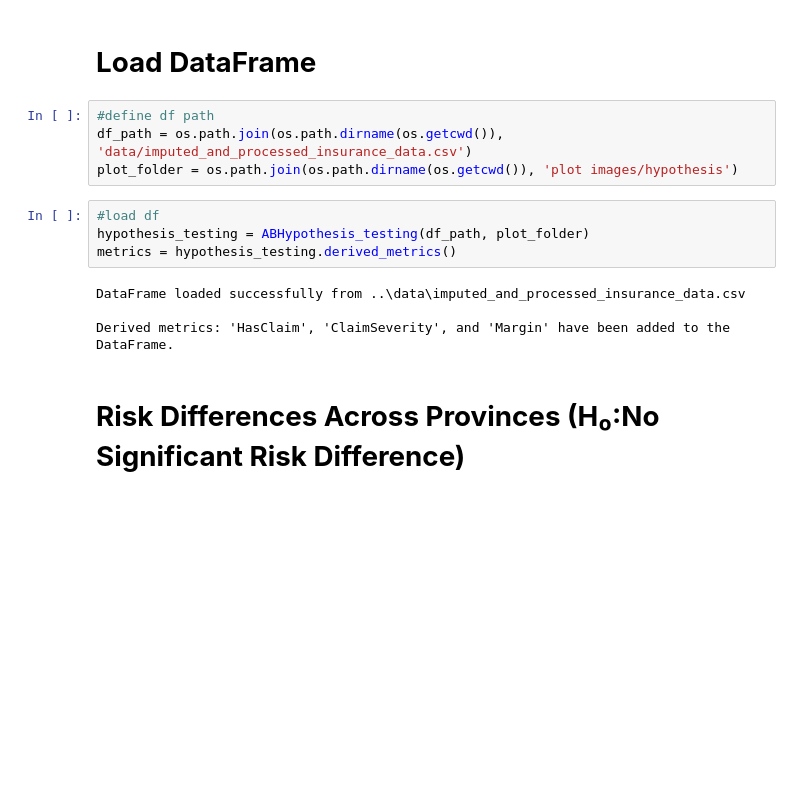
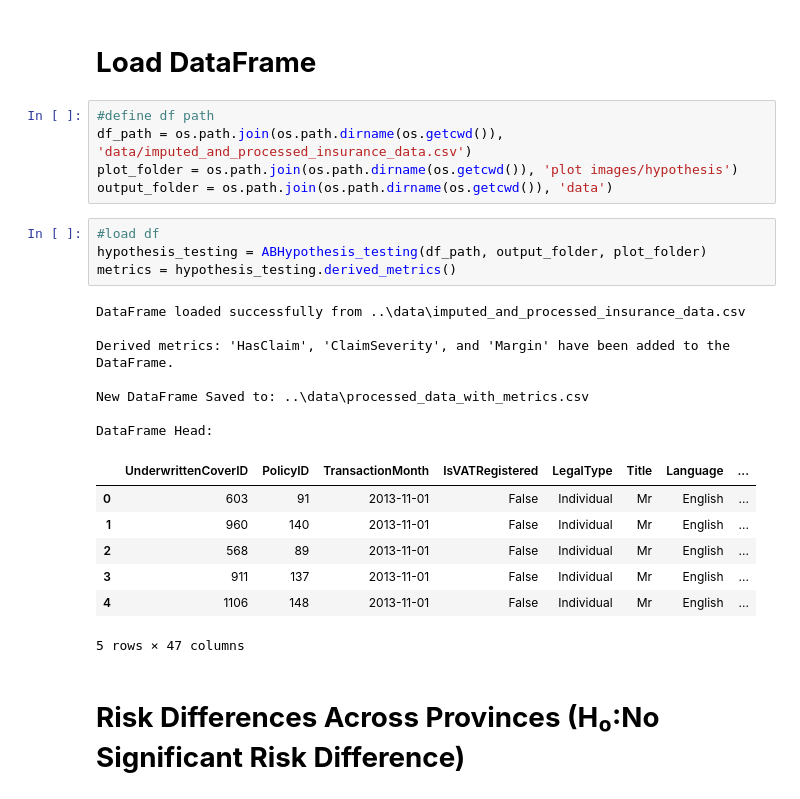
Before and after one commit to nuhaminae/End-to-End-Insurance-Risk-Analytics-and-Predictive-Modeling, a Jupyter notebook: notebooks/03_HypothesisTesting.ipynb, the cells around one changed output. Drawn from its saved outputs; the diff is of its cells as text; blank space fills up the shorter version.

Commit message:
update: hypothesis testing notebook

```diff
--- a/notebooks/03_HypothesisTesting.ipynb
+++ b/notebooks/03_HypothesisTesting.ipynb
@@ -15,14 +15,26 @@ from scripts.ABHypothesisTest import ABHypothesis_testing
 #define df path
 df_path = os.path.join(os.path.dirname(os.getcwd()), 'data/imputed_and_processed_insurance_data.csv')
 plot_folder = os.path.join(os.path.dirname(os.getcwd()), 'plot images/hypothesis')
+output_folder = os.path.join(os.path.dirname(os.getcwd()), 'data')
 # %%
 #load df
-hypothesis_testing = ABHypothesis_testing(df_path, plot_folder)
+hypothesis_testing = ABHypothesis_testing(df_path, output_folder, plot_folder)
 metrics = hypothesis_testing.derived_metrics()
 # %% [output]
 DataFrame loaded successfully from ..\data\imputed_and_processed_insurance_data.csv
 
 Derived metrics: 'HasClaim', 'ClaimSeverity', and 'Margin' have been added to the DataFrame.
+
+New DataFrame Saved to: ..\data\processed_data_with_metrics.csv
+
+DataFrame Head:
+|  | UnderwrittenCoverID | PolicyID | TransactionMonth | IsVATRegistered | LegalType | Title | Language | ... |
+| 0 | 603 | 91 | 2013-11-01 | False | Individual | Mr | English | ... |
+| 1 | 960 | 140 | 2013-11-01 | False | Individual | Mr | English | ... |
+| 2 | 568 | 89 | 2013-11-01 | False | Individual | Mr | English | ... |
+| 3 | 911 | 137 | 2013-11-01 | False | Individual | Mr | English | ... |
+| 4 | 1106 | 148 | 2013-11-01 | False | Individual | Mr | English | ... |
+5 rows × 47 columns
 # %% [markdown]
 # **Risk Differences Across Provinces (H₀:No Significant Risk Difference)**
 # %%
```
Also changed, not shown: parts of 1 cell of this notebook.
